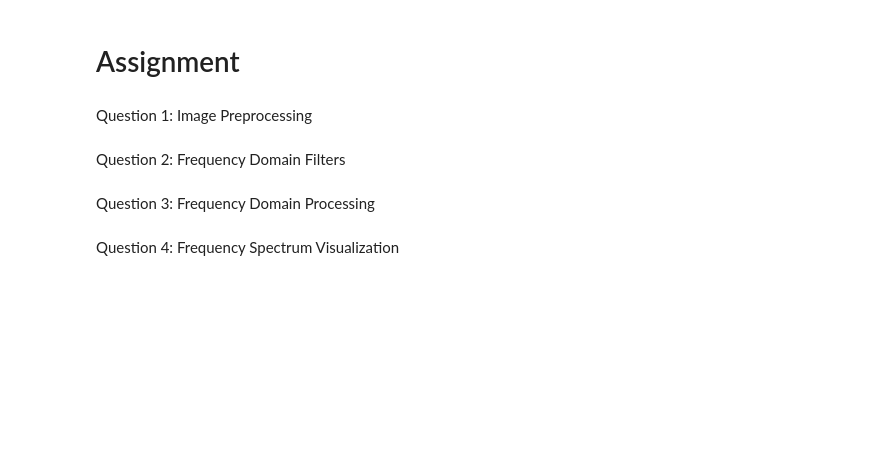
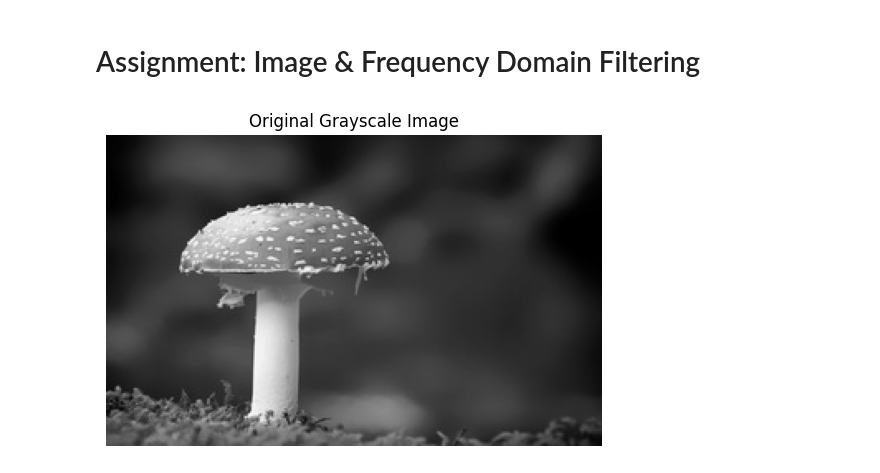
Before and after one commit to udayPatil45/Computer_Vision_SOC, a Jupyter notebook: image_processing.ipynb, the cells around one changed output. Saved outputs shown, nothing was run; the diff lists cells and outputs as text; code cells hidden in the pictures; blank space fills up the shorter version.

```diff
--- a/image_processing.ipynb
+++ b/image_processing.ipynb
@@ -565,4 +3,2 @@ AttributeError: module 'lab' has no attribute 'py'
 # %% [markdown]
-# Assignment
+# Assignment: Image & Frequency Domain Filtering
-# %% [markdown]
- Question 1: Image Preprocessing
@@ -573 +11,14 @@ gray_image = cv2.cvtColor(image, cv2.COLOR_BGR2GRAY)
+# %%
+# Step 2: Load Image (Color + Grayscale)
+
+image_color = cv2.imread("mushroom.png")
+image_color = cv2.cvtColor(image_color, cv2.COLOR_BGR2RGB)  # Convert BGR to RGB for display
+gray_image = cv2.cvtColor(image_color, cv2.COLOR_RGB2GRAY)
+
+plt.imshow(gray_image, cmap='gray')
+plt.title("Original Grayscale Image")
+plt.axis('off')
+plt.show()
+# %% [output]
+[figure, added]
 # %%
@@ -586,2 +34,0 @@ def padding(image_dict):
-# %% [markdown]
-Question 2: Frequency Domain Filters
@@ -608,2 +34,0 @@ def lowpass_filter_circular(shape, radius):
-# %% [markdown]
-Question 3: Frequency Domain Processing
@@ -618,2 +34,0 @@ spatial_result = np.abs(inverse_img)
-# %% [markdown]
-Question 4: Frequency Spectrum Visualization
```
Also changed, not shown: parts of 23 cells of this notebook.
